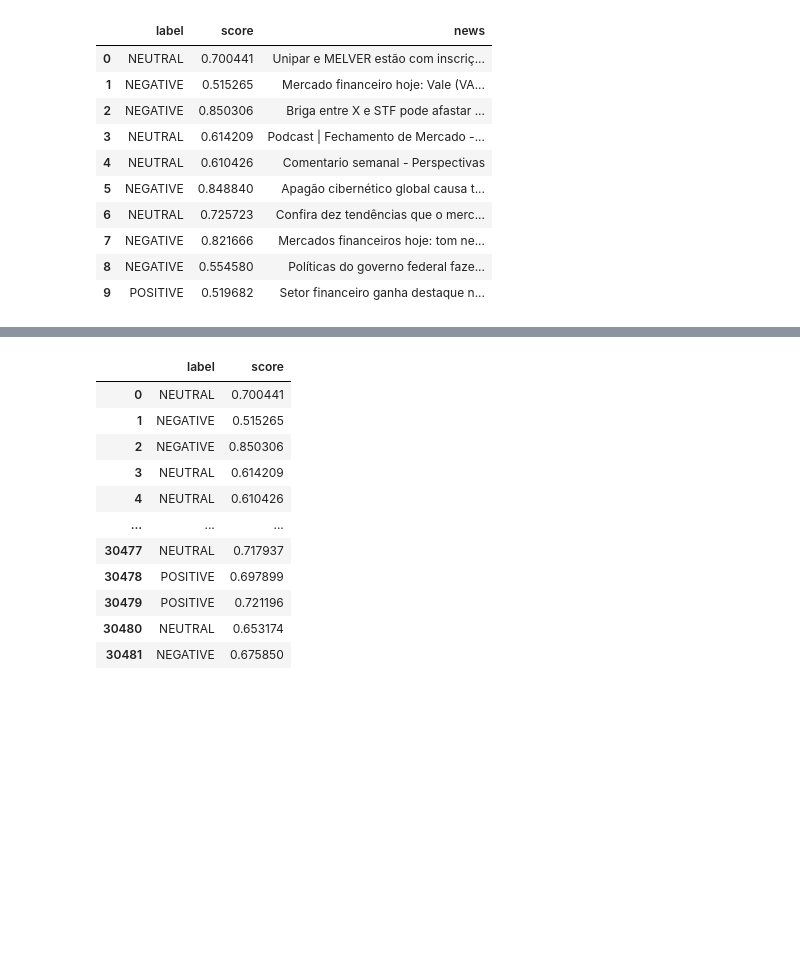
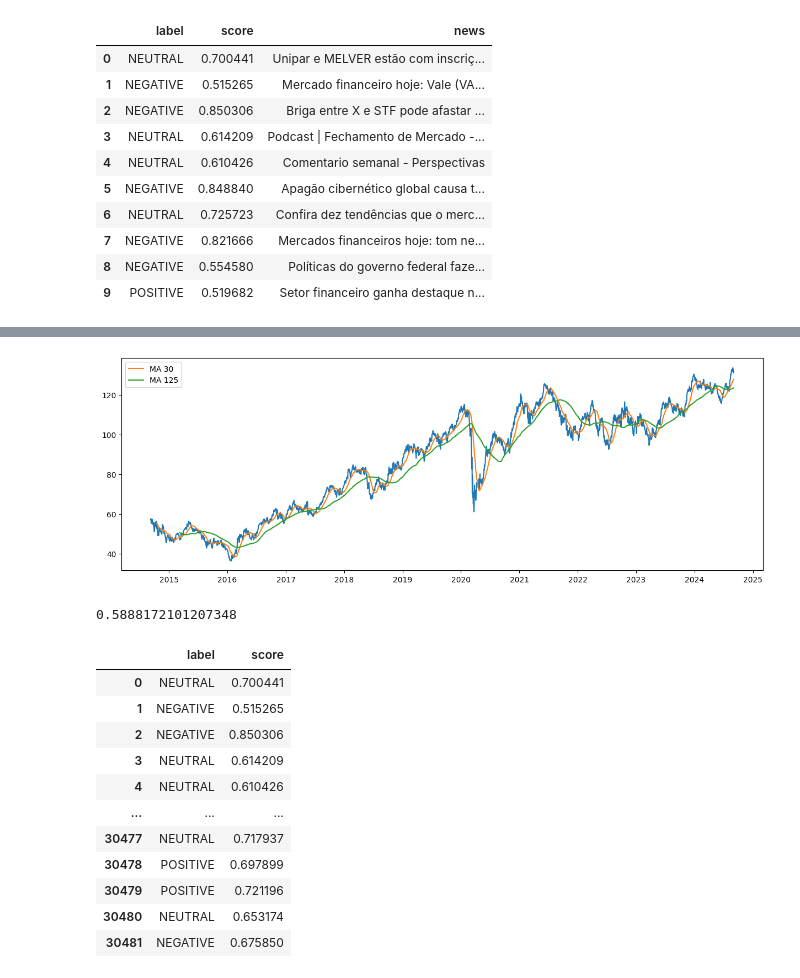
Before and after one commit to fea-dev-usp/quantamental-Dev_Wizards, a Jupyter notebook: quant/sentiment/finbert.ipynb, the cells around one changed output, grey strips where cells are left out. Saved outputs shown, nothing was run; the diff lists cells and outputs as text; code cells hidden in the pictures; blank space fills up the shorter version.

```diff
--- a/quant/sentiment/finbert.ipynb
+++ b/quant/sentiment/finbert.ipynb
@@ -28,9 +28,8 @@ finbert_model = BertForSequenceClassification.from_pretrained("ProsusAI/finbert"
 finbert_pipeline = pipeline(task='text-classification', model=finbert_model, tokenizer=finbert_tokenizer)
 # %%
 import pandas as pd
-import numpy as np
 
-news = pd.read_csv('../data/news/noticias_mercado financeiro.csv')
+news = pd.read_csv('../data/news/noticias_mercado financeiro_sentimentos.csv')
 news_list = news['Notícia'].to_list()
 # %%
 pd.set_option('display.max_colwidth', None)
@@ -75,0 +143,15 @@ display(
+# %%
+ma_125 = dados.rolling(125).mean()
+ma_30 = dados.rolling(30).mean()
+
+plt.figure(figsize=(15, 5))
+
+plt.plot(dados)
+plt.plot(ma_30, label='MA 30')
+plt.plot(ma_125, label='MA 125')
+
+plt.legend()
+
+plt.show()
+# %% [output]
+[figure, added]
@@ -76,3 +160,8 @@ display(
+# %%
+df_dados = dados2.to_frame().merge(df_dia, left_on='Date', right_on='Data', how='left')
+df_dados['score_signal'].corr(df_dados['Adj Close'])
+# %% [output]
+0.5888172101207348
 # %%
 sentiments = pd.DataFrame(finbert_pt_br_pipeline(news_list))
 sentiments
```
Also changed, not shown: parts of 8 cells of this notebook.
